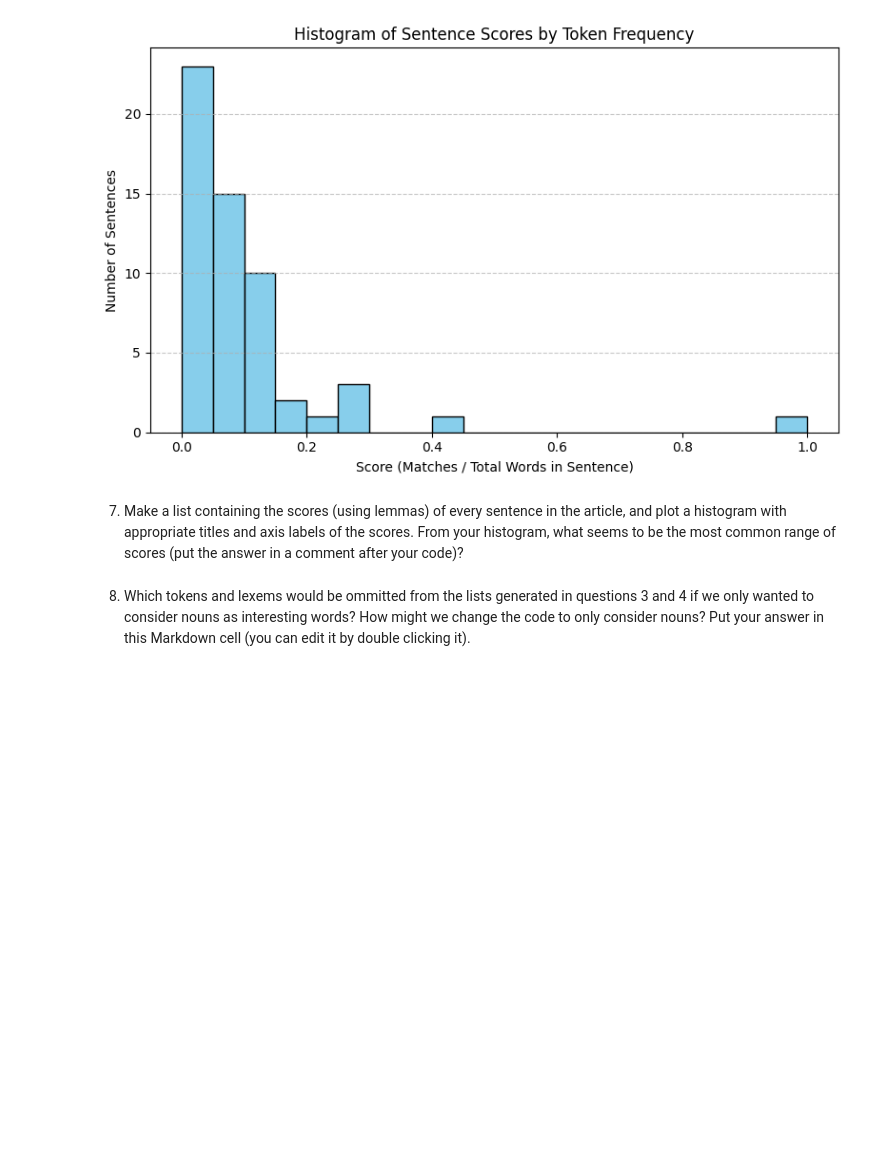
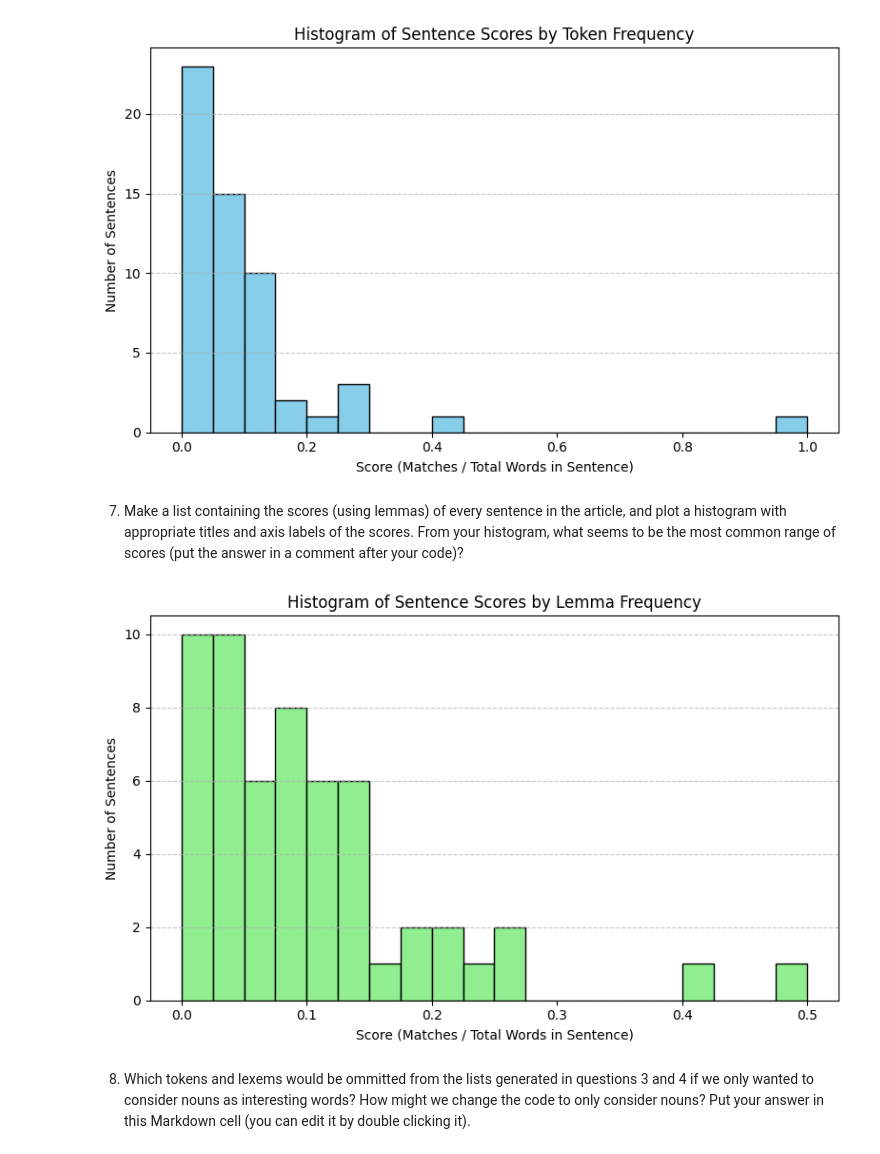
Before and after one commit to mokeyzz1/web-scraping, a Jupyter notebook: web-scraping.ipynb, the cells around one changed output. Cells and saved outputs as stored; diff of their text form; code cells hidden in the pictures; blank space fills up the shorter version.

Commit message:
Completed Question 7: Lemma-based sentence scores and histogram

```diff
--- a/web-scraping.ipynb
+++ b/web-scraping.ipynb
@@ -239,5 +239,23 @@ plt.show()
 [figure]
 # %% [markdown]
 7. Make a list containing the scores (using lemmas) of every sentence in the article, and plot a histogram with appropriate titles and axis labels of the scores.  From your histogram, what seems to be the most common range of scores (put the answer in a comment after your code)?
+# %%
+# Score each sentence using the lemma-based scoring function
+lemma_scores = [score_sentence_by_lemma(sent, top_lemmas) for sent in sentences]
+
+# Plot histogram of lemma-based scores
+plt.figure(figsize=(8, 5))
+plt.hist(lemma_scores, bins=20, color='lightgreen', edgecolor='black')
+plt.title("Histogram of Sentence Scores by Lemma Frequency")
+plt.xlabel("Score (Matches / Total Words in Sentence)")
+plt.ylabel("Number of Sentences")
+plt.grid(axis='y', linestyle='--', alpha=0.7)
+plt.tight_layout()
+plt.show()
+
+# Most common score range (visually estimated)
+# Most sentences have a score in the 0.0–0.1 range
+# %% [output]
+[figure, added]
 # %% [markdown]
 8. Which tokens and lexems would be ommitted from the lists generated in questions 3 and 4 if we only wanted to consider nouns as interesting words?  How might we change the code to only consider nouns? Put your answer in this Markdown cell (you can edit it by double clicking it).
```
